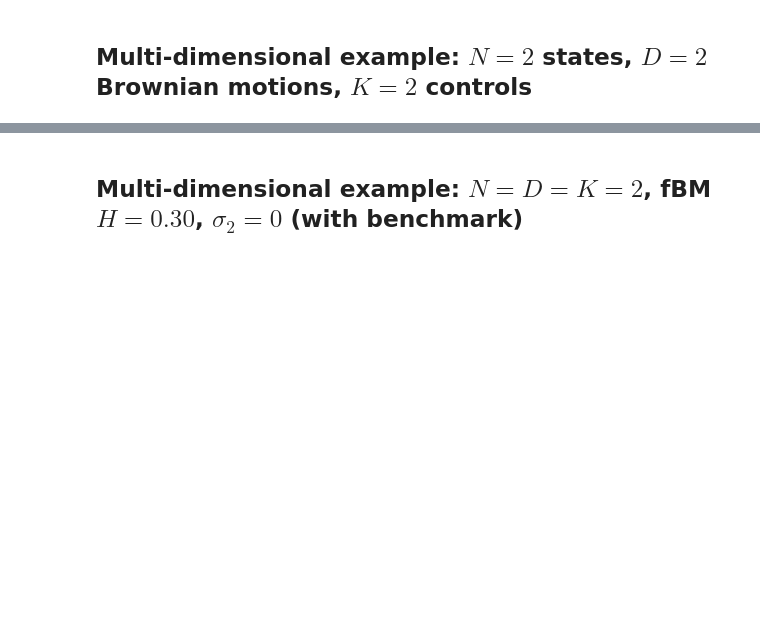
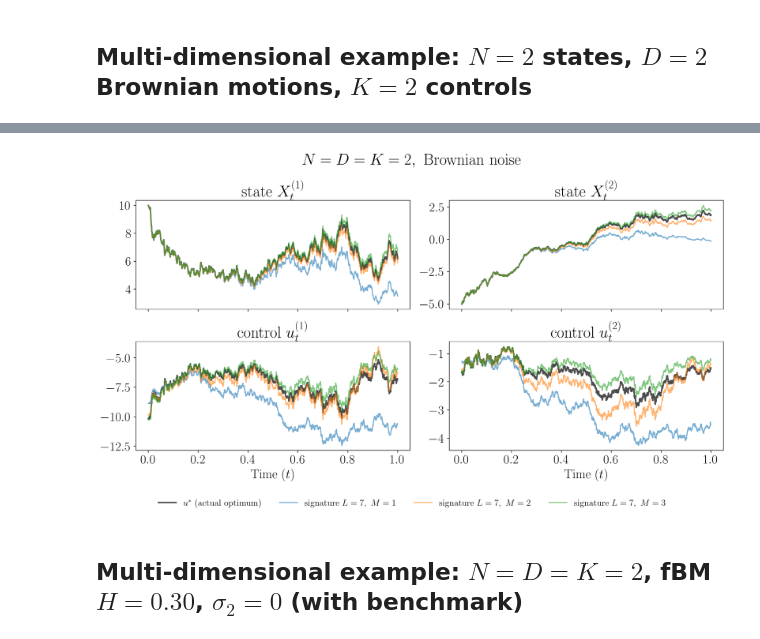
Before and after one commit to muhammadalifaqsha/optimal-control-with-signatures, a Jupyter notebook: notebooks/01_signature_lq_control.ipynb, the cells around one changed output, grey strips where cells are left out. Saved outputs shown, nothing was run; the diff lists cells and outputs as text; code cells hidden in the pictures; blank space fills up the shorter version.

```diff
--- a/notebooks/01_signature_lq_control.ipynb
+++ b/notebooks/01_signature_lq_control.ipynb
@@ -158,11 +195,13 @@ plot_case(mc2, Ls2, Ms2, c_ref2, r"$J(u^*)\ \mathrm{(HJB-obtained)}$", "brownian
 # %%
 steps_p = 1000; dt_p = mm.T / steps_p
 dW_p = np.random.default_rng(SEED + 7).normal(scale=np.sqrt(dt_p), size=(3, steps_p, mm.D))
-ctrls = {r"$u^*\ \mathrm{(HJB-obtained)}$": (riccati_feedback(mm, steps_p), 0)}
+ctrls = {r"$u^*\ \mathrm{(actual\ optimum)}$": (riccati_feedback(mm, steps_p), 0)}
 for (L, M) in [(max(Ls2), M) for M in (1, 2, 3)]:
     ctrls[rf"$\mathrm{{signature}}\ L={L},\ M={M}$"] = (signature_control(sols2[(L, M)]['theta'], mm, M), M)
 _ = compare_paths(mm, dW_p, dt_p, ctrls, simulate, title=r"$N=D=K=2,\ \mathrm{Brownian\ noise}$",
                   fname="brownian_2d_sample_paths")
+# %% [output]
+[figure, added]
 # %% [markdown]
 ## Multi-dimensional example: $N=D=K=2$, fBM $H=0.30$, $\sigma_2=0$ (with benchmark)
 # %%
```
Also changed, not shown: parts of 14 cells of this notebook, 15 other files.
